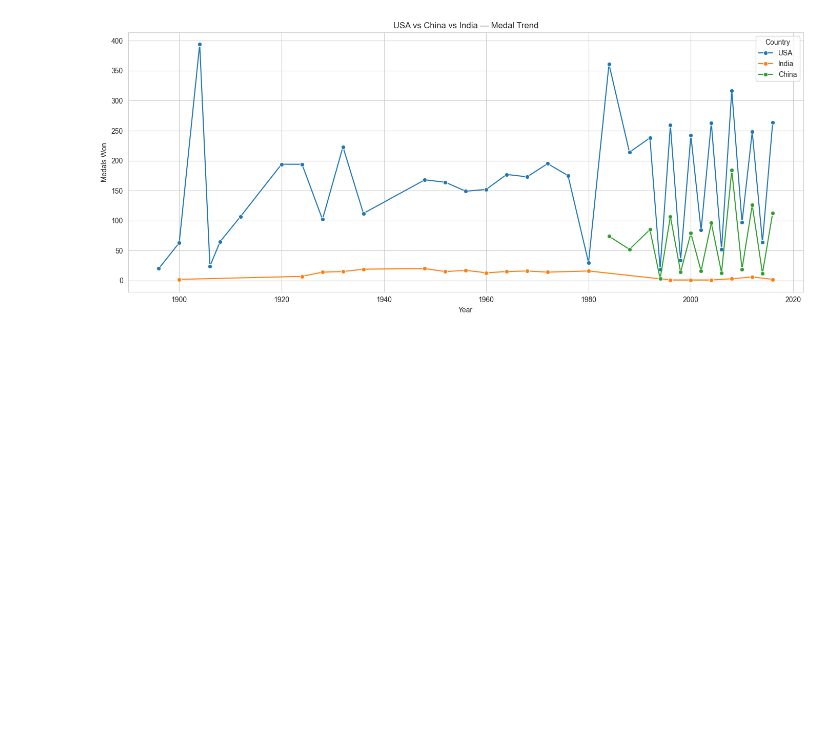
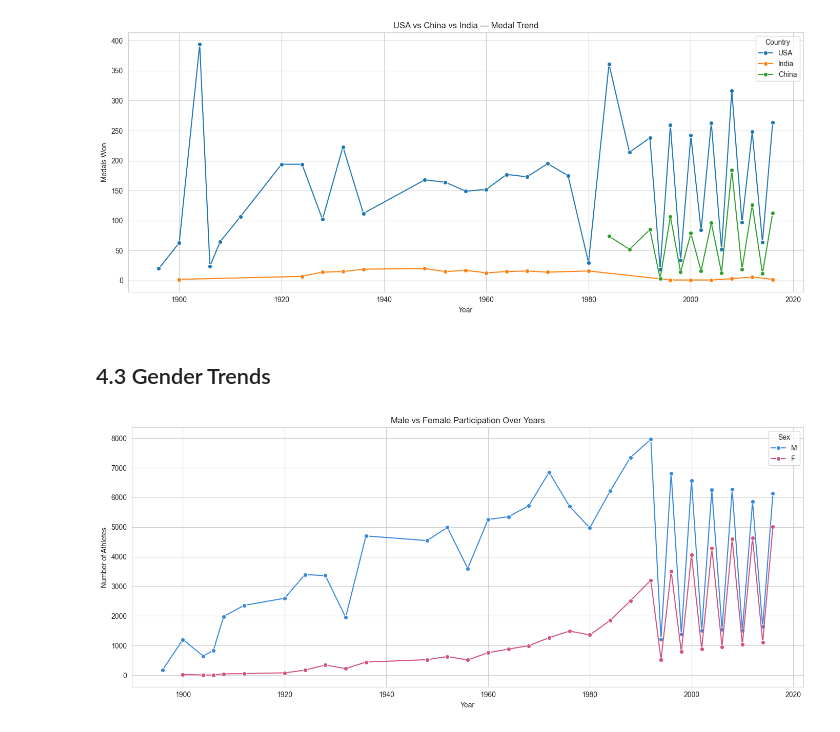
Before and after one commit to kunjagarwal-dev/olympics-data-analysis, a Jupyter notebook: notebooks/olympics_analysis.ipynb, the cells around one changed output. Cells and saved outputs as stored; diff of their text form; code cells hidden in the pictures; blank space fills up the shorter version.

Commit message:
EDA gender athletes and sports analysis

```diff
--- a/notebooks/olympics_analysis.ipynb
+++ b/notebooks/olympics_analysis.ipynb
@@ -276,3 +275,19 @@ plt.tight_layout()
 plt.show()
 # %% [output]
 [figure]
+# %% [markdown]
+## 4.3 Gender Trends
+# %%
+gender_year = df.groupby(['Year', 'Sex'])['ID'].nunique().reset_index()
+gender_year.columns = ['Year', 'Sex', 'Athletes']
+
+plt.figure(figsize=(14, 6))
+sns.lineplot(data=gender_year, x='Year', y='Athletes', hue='Sex', marker='o', palette=['#378ADD', '#D4537E'])
+plt.title('Male vs Female Participation Over Years')
+plt.xlabel('Year')
+plt.ylabel('Number of Athletes')
+plt.legend(title='Sex')
+plt.tight_layout()
+plt.show()
+# %% [output]
+[figure, added]
```
Also changed, not shown: parts of 17 cells of this notebook.
